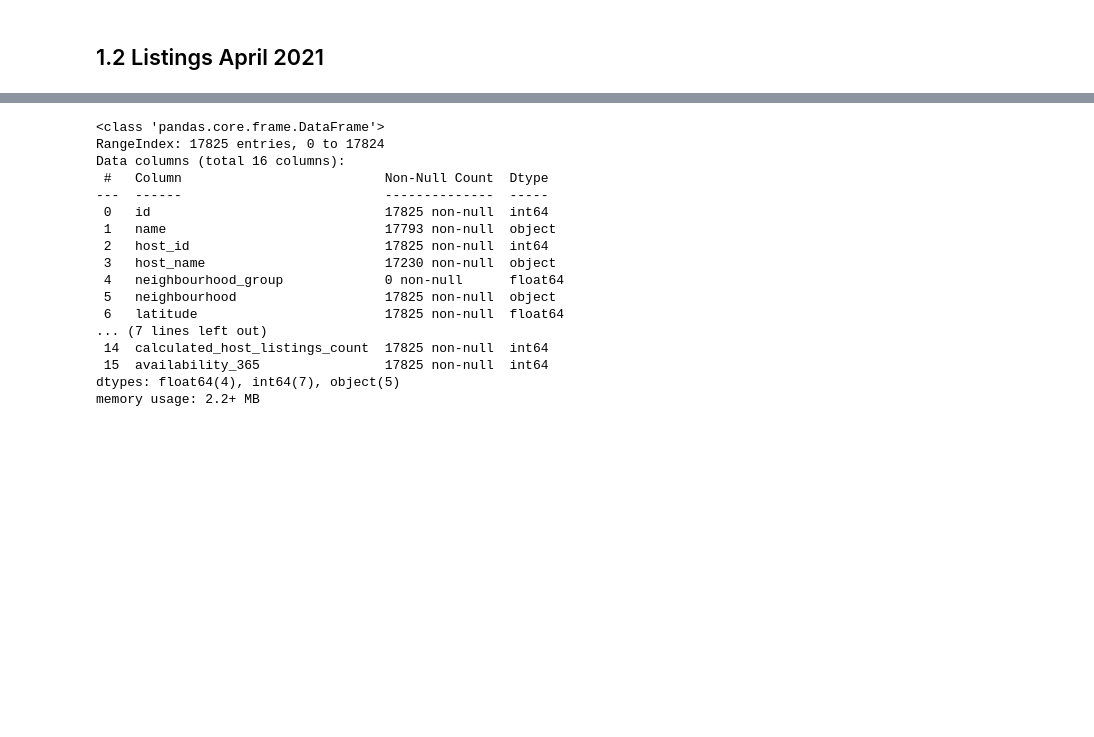
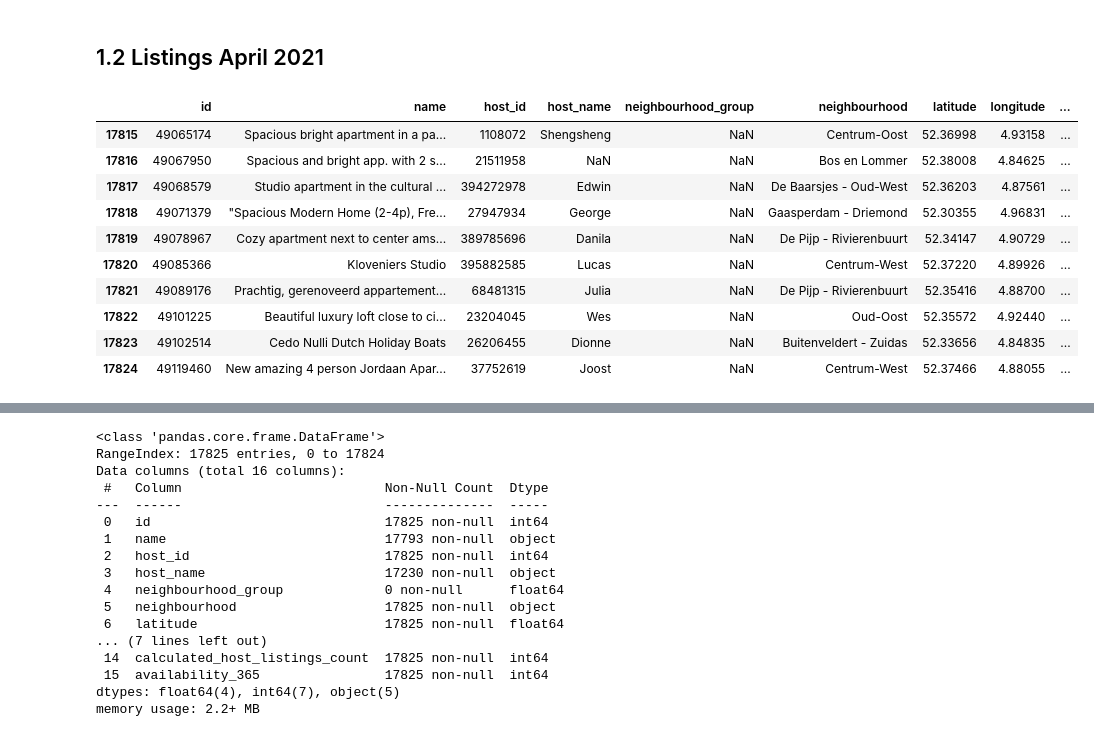
Before and after one commit to lauratll/Airbnb_Amsterdam_covid19, a Jupyter notebook: documentation/Exploring_the_data.ipynb, the cells around one changed output, grey strips where cells are left out. Saved outputs shown, nothing was run; the diff lists cells and outputs as text; code cells hidden in the pictures; blank space fills up the shorter version.

```diff
--- a/documentation/Exploring_the_data.ipynb
+++ b/documentation/Exploring_the_data.ipynb
@@ -28 +28,15 @@ listings_april_21 = pd.read_csv("../data/listings_april_21.csv")
+# %%
+listings_april_21.tail(10)
+# %% [output]
+|  | id | name | host_id | host_name | neighbourhood_group | neighbourhood | latitude | longitude | ... |
+| 17815 | 49065174 | Spacious bright apartment in a pa... | 1108072 | Shengsheng | NaN | Centrum-Oost | 52.36998 | 4.93158 | ... |
+| 17816 | 49067950 | Spacious and bright app. with 2 s... | 21511958 | NaN | NaN | Bos en Lommer | 52.38008 | 4.84625 | ... |
+| 17817 | 49068579 | Studio apartment in the cultural ... | 394272978 | Edwin | NaN | De Baarsjes - Oud-West | 52.36203 | 4.87561 | ... |
+| 17818 | 49071379 | "Spacious Modern Home (2-4p), Fre... | 27947934 | George | NaN | Gaasperdam - Driemond | 52.30355 | 4.96831 | ... |
+| 17819 | 49078967 | Cozy apartment next to center ams... | 389785696 | Danila | NaN | De Pijp - Rivierenbuurt | 52.34147 | 4.90729 | ... |
+| 17820 | 49085366 | Kloveniers Studio | 395882585 | Lucas | NaN | Centrum-West | 52.37220 | 4.89926 | ... |
+| 17821 | 49089176 | Prachtig, gerenoveerd appartement... | 68481315 | Julia | NaN | De Pijp - Rivierenbuurt | 52.35416 | 4.88700 | ... |
+| 17822 | 49101225 | Beautiful luxury loft close to ci... | 23204045 | Wes | NaN | Oud-Oost | 52.35572 | 4.92440 | ... |
+| 17823 | 49102514 | Cedo Nulli Dutch Holiday Boats | 26206455 | Dionne | NaN | Buitenveldert - Zuidas | 52.33656 | 4.84835 | ... |
+| 17824 | 49119460 | New amazing 4 person Jordaan Apar... | 37752619 | Joost | NaN | Centrum-West | 52.37466 | 4.88055 | ... |
 # %%
```
Also changed, not shown: parts of 141 cells of this notebook, 24 other files.
